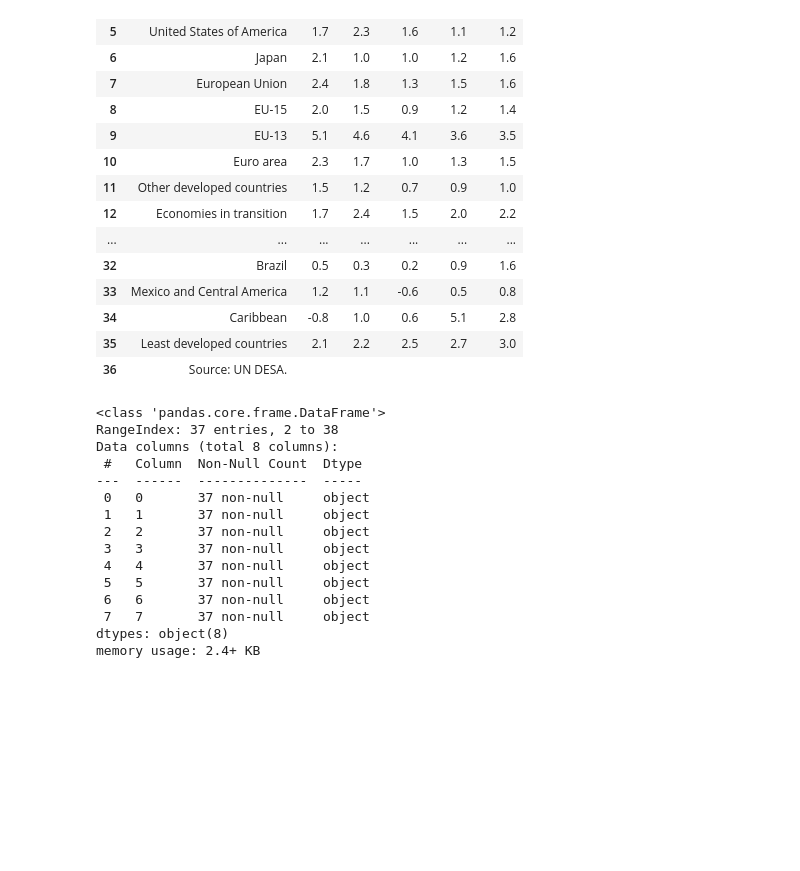
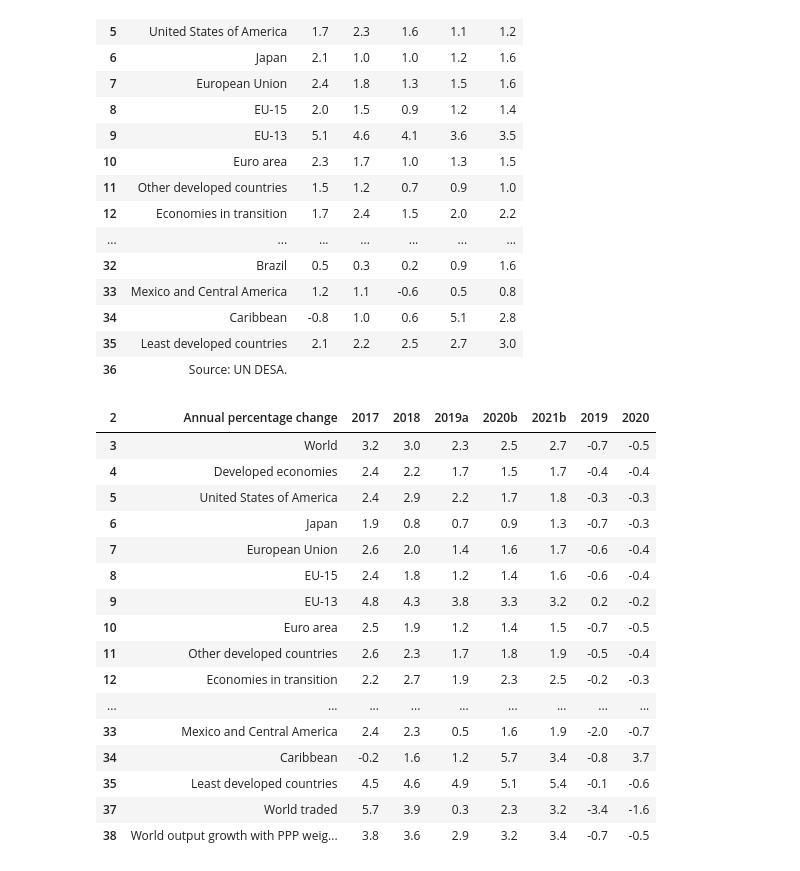
Before and after one commit to TheOther-Guy/Table_Extractor_fromPDF, a Jupyter notebook: PDF_Table_Extractor.ipynb, the cells around one changed output. Saved outputs shown, nothing was run; the diff lists cells and outputs as text; code cells hidden in the pictures; blank space fills up the shorter version.

Commit message:
finalizing
dropped NA, melted dataframe, and exported to Excel

```diff
--- a/PDF_Table_Extractor.ipynb
+++ b/PDF_Table_Extractor.ipynb
@@ -147,22 +154,26 @@ gwog_2020
 | 34 | Caribbean | -0.8 | 1.0 | 0.6 | 5.1 | 2.8 |
 | 35 | Least developed countries | 2.1 | 2.2 | 2.5 | 2.7 | 3.0 |
 | 36 | Source: UN DESA. |  |  |  |  |  |
-# %%
-# assessing data
-wesp_2019.info()
-# %% [output]
-<class 'pandas.core.frame.DataFrame'>
-RangeIndex: 37 entries, 2 to 38
-Data columns (total 8 columns):
- #   Column  Non-Null Count  Dtype
----  ------  --------------  -----
- 0   0       37 non-null     object
- 1   1       37 non-null     object
- 2   2       37 non-null     object
- 3   3       37 non-null     object
- 4   4       37 non-null     object
- 5   5       37 non-null     object
- 6   6       37 non-null     object
- 7   7       37 non-null     object
-dtypes: object(8)
-memory usage: 2.4+ KB
+# %%
+# reaplacing the empty values with np.nan to drop them
+wesp_2020 = wesp_2020.replace("", np.nan)
+wesp_2020 = wesp_2020.dropna() # drop na values
+wesp_2020
+# %% [output]
+| 2 | Annual percentage change | 2017 | 2018 | 2019a | 2020b | 2021b | 2019 | 2020 |
+| 3 | World | 3.2 | 3.0 | 2.3 | 2.5 | 2.7 | -0.7 | -0.5 |
+| 4 | Developed economies | 2.4 | 2.2 | 1.7 | 1.5 | 1.7 | -0.4 | -0.4 |
+| 5 | United States of America | 2.4 | 2.9 | 2.2 | 1.7 | 1.8 | -0.3 | -0.3 |
+| 6 | Japan | 1.9 | 0.8 | 0.7 | 0.9 | 1.3 | -0.7 | -0.3 |
+| 7 | European Union | 2.6 | 2.0 | 1.4 | 1.6 | 1.7 | -0.6 | -0.4 |
+| 8 | EU-15 | 2.4 | 1.8 | 1.2 | 1.4 | 1.6 | -0.6 | -0.4 |
+| 9 | EU-13 | 4.8 | 4.3 | 3.8 | 3.3 | 3.2 | 0.2 | -0.2 |
+| 10 | Euro area | 2.5 | 1.9 | 1.2 | 1.4 | 1.5 | -0.7 | -0.5 |
+| 11 | Other developed countries | 2.6 | 2.3 | 1.7 | 1.8 | 1.9 | -0.5 | -0.4 |
+| 12 | Economies in transition | 2.2 | 2.7 | 1.9 | 2.3 | 2.5 | -0.2 | -0.3 |
+| ... | ... | ... | ... | ... | ... | ... | ... | ... |
+| 33 | Mexico and Central America | 2.4 | 2.3 | 0.5 | 1.6 | 1.9 | -2.0 | -0.7 |
+| 34 | Caribbean | -0.2 | 1.6 | 1.2 | 5.7 | 3.4 | -0.8 | 3.7 |
+| 35 | Least developed countries | 4.5 | 4.6 | 4.9 | 5.1 | 5.4 | -0.1 | -0.6 |
+| 37 | World traded | 5.7 | 3.9 | 0.3 | 2.3 | 3.2 | -3.4 | -1.6 |
+| 38 | World output growth with PPP weig... | 3.8 | 3.6 | 2.9 | 3.2 | 3.4 | -0.7 | -0.5 |
```
Also changed, not shown: parts of 8 cells of this notebook, 1 other file.
